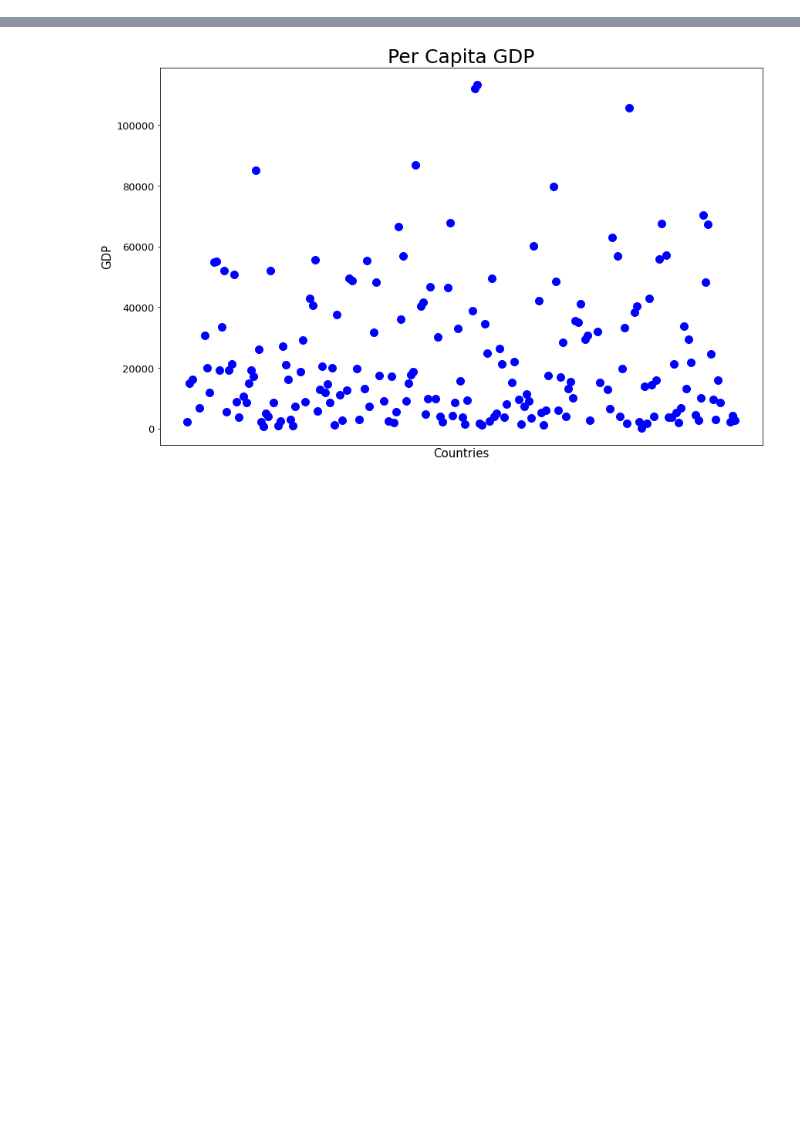
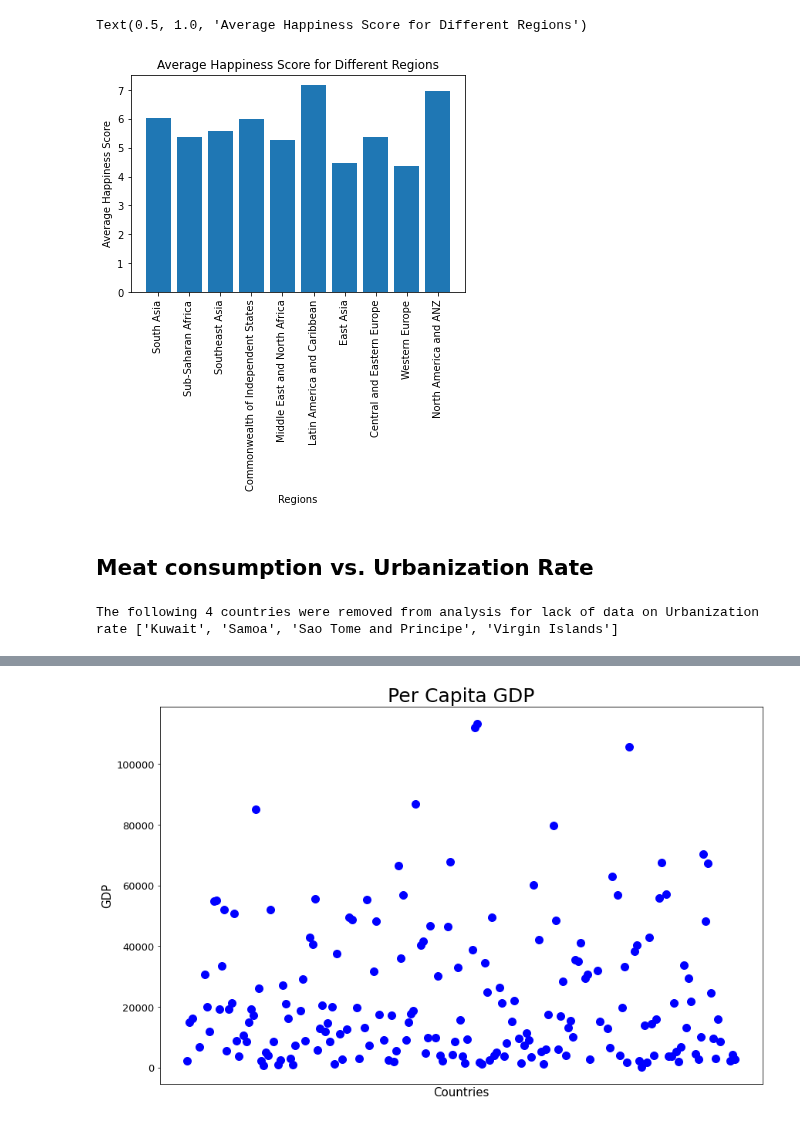
Before and after one commit to ermcgrew/bootcamp_project_one, a Jupyter notebook: data_analysis.ipynb, the cells around one changed output, grey strips where cells are left out. Cells and saved outputs as stored; diff of their text form; code cells hidden in the pictures; blank space fills up the shorter version.

```diff
--- a/data_analysis.ipynb
+++ b/data_analysis.ipynb
@@ -265,0 +312,7 @@ merged_df.corr()
+# %%
+# Get New DataFrame Groupby Regional Indicator
+meat = clean_happy_df.groupby(['Region']).mean()["Meat Consumption"]
+happiness = clean_happy_df.groupby(['Region']).mean()["Happiness Score"]
+region_df = meat.to_frame().join(happiness).rename(columns={'Meat Consumption':'Average Meat consumption',
+                                                            'Happiness Score':'Average Happiness Score'})
+region_df
@@ -265,0 +332,28 @@ merged_df.corr()
+# %%
+# Generate a bar plot showing the average happiness score for different regions using pyplot.
+x_axis = region_df.sort_values(by="Average Meat consumption").index.values
+plt.bar(x_axis, region_df['Average Happiness Score'])
+plt.xticks(rotation=90)
+
+# Set labels for axes
+plt.xlabel("Regions")
+plt.ylabel("Average Happiness Score")
+plt.title('Average Happiness Score for Different Regions')
+# %% [output]
+Text(0.5, 1.0, 'Average Happiness Score for Different Regions')
+[figure, added]
+# %% [markdown]
+## Meat consumption vs. Urbanization Rate
+# %%
+#meat consumption vs urbanization rate
+urban_data_df = noblanksmeat_df[["Country", "Region", "Meat Consumption", "Urbanization Rate"]]
+
+#which countries were dropped?
+blank_urban = urban_data_df.loc[urban_data_df["Urbanization Rate"].isna()]
+blank_urban_list = list(blank_urban["Country"])
+print(f'The following {len(blank_urban_list)} countries were removed from analysis for lack of data on Urbanization rate {blank_urban_list}')
+
+#drop urbanization rate values that are nan
+urban_data_df_nona = urban_data_df.dropna(subset=["Urbanization Rate"])
+# %% [output]
+The following 4 countries were removed from analysis for lack of data on Urbanization rate ['Kuwait', 'Samoa', 'Sao Tome and Principe', 'Virgin Islands']
```
Also changed, not shown: parts of 93 cells of this notebook, 9 other files.
